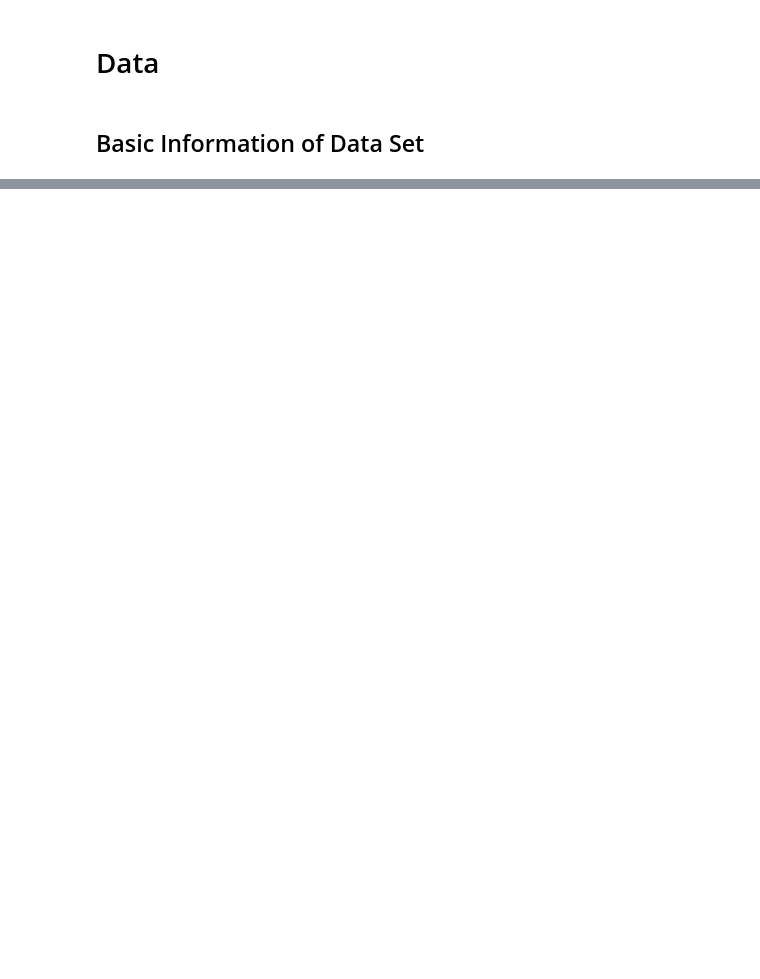
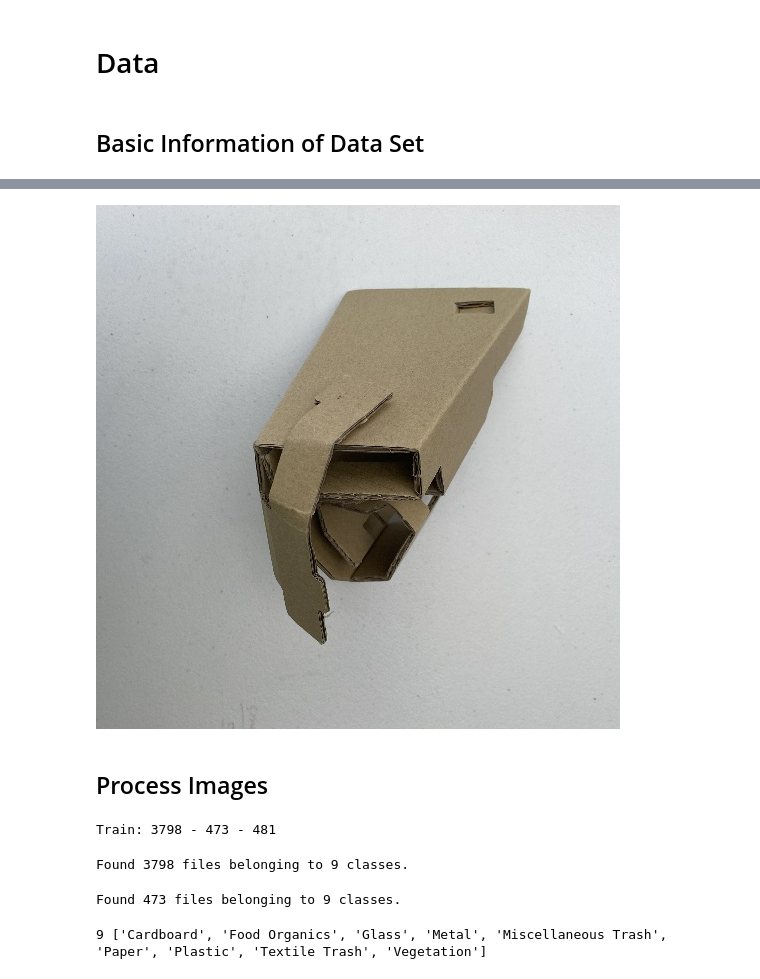
Before and after one commit to kevinjunkaiwang/Waste_Classification_System, a Jupyter notebook: training.ipynb, the cells around one changed output, grey strips where cells are left out. Cells and saved outputs as stored; diff of their text form; code cells hidden in the pictures; blank space fills up the shorter version.

```diff
--- a/training.ipynb
+++ b/training.ipynb
@@ -350,0 +35,4 @@ visualize_batch(train_ds)
+# %%
+Image.open( str( cardboard[ 1 ] ) )
+# %% [output]
+[figure, added]
@@ -350,0 +43,2 @@ visualize_batch(train_ds)
+# %% [markdown]
+## Process Images
@@ -350,0 +49,38 @@ visualize_batch(train_ds)
+# %%
+train_dir = os.path.join( 'data_split', 'train' )
+train_dir = pathlib.Path(train_dir).with_suffix( '' )
+train_count = len( list( train_dir.glob( '*/*.jpg' ) ) )
+
+valid_dir = os.path.join( 'data_split', 'val' )
+valid_dir = pathlib.Path(valid_dir).with_suffix( '' )
+valid_count = len( list( valid_dir.glob( '*/*.jpg' ) ) )
+
+test_dir = os.path.join( 'data_split', 'test' )
+test_dir = pathlib.Path(test_dir).with_suffix( '' )
+test_count = len( list( test_dir.glob( '*/*.jpg' ) ) )
+
+print( f"Train: { train_count } - { valid_count } - { test_count }" )
+# %% [output]
+Train: 3798 - 473 - 481
+# %%
+train_ds = utils.image_dataset_from_directory(
+  train_dir,
+  seed=123,
+  image_size=(img_height, img_width),
+  batch_size=batch_size)
+# %% [output]
+Found 3798 files belonging to 9 classes.
+# %%
+valid_ds = utils.image_dataset_from_directory(
+  valid_dir,
+  seed=123,
+  image_size=(img_height, img_width),
+  batch_size=batch_size)
+# %% [output]
+Found 473 files belonging to 9 classes.
+# %%
+class_names = train_ds.class_names
+num_class = len( class_names )
+print(num_class, class_names)
+# %% [output]
+9 ['Cardboard', 'Food Organics', 'Glass', 'Metal', 'Miscellaneous Trash', 'Paper', 'Plastic', 'Textile Trash', 'Vegetation']
```
Also changed, not shown: parts of 46 cells of this notebook.
